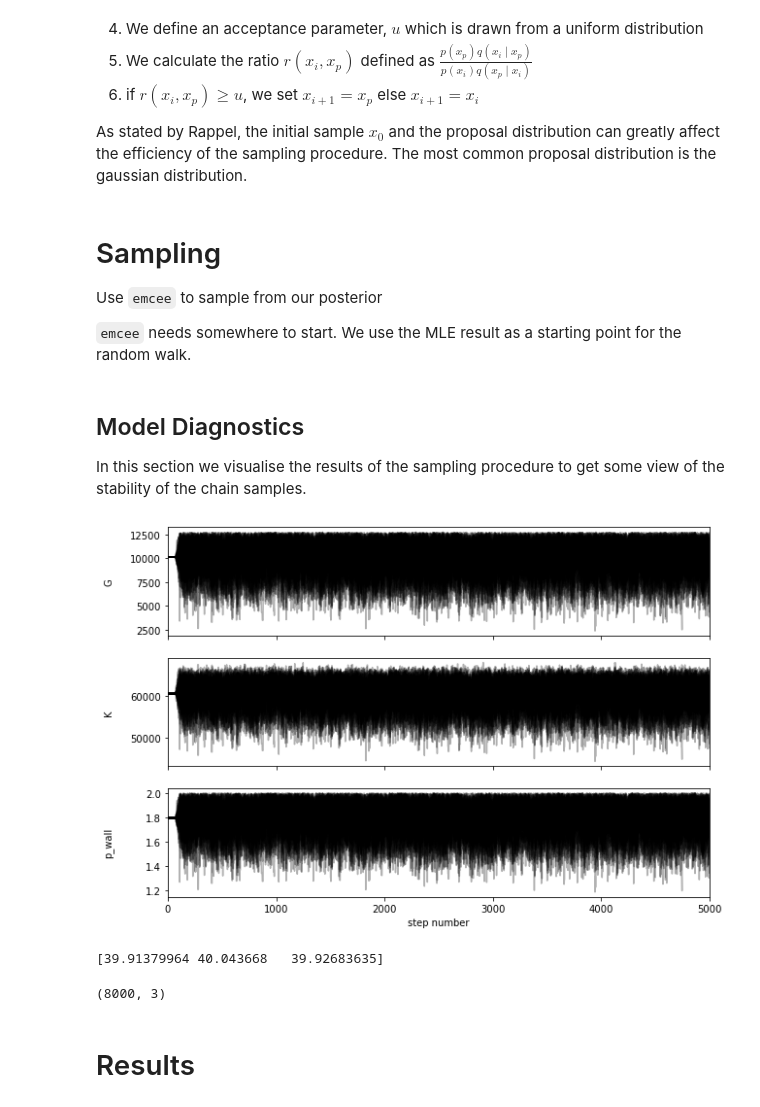
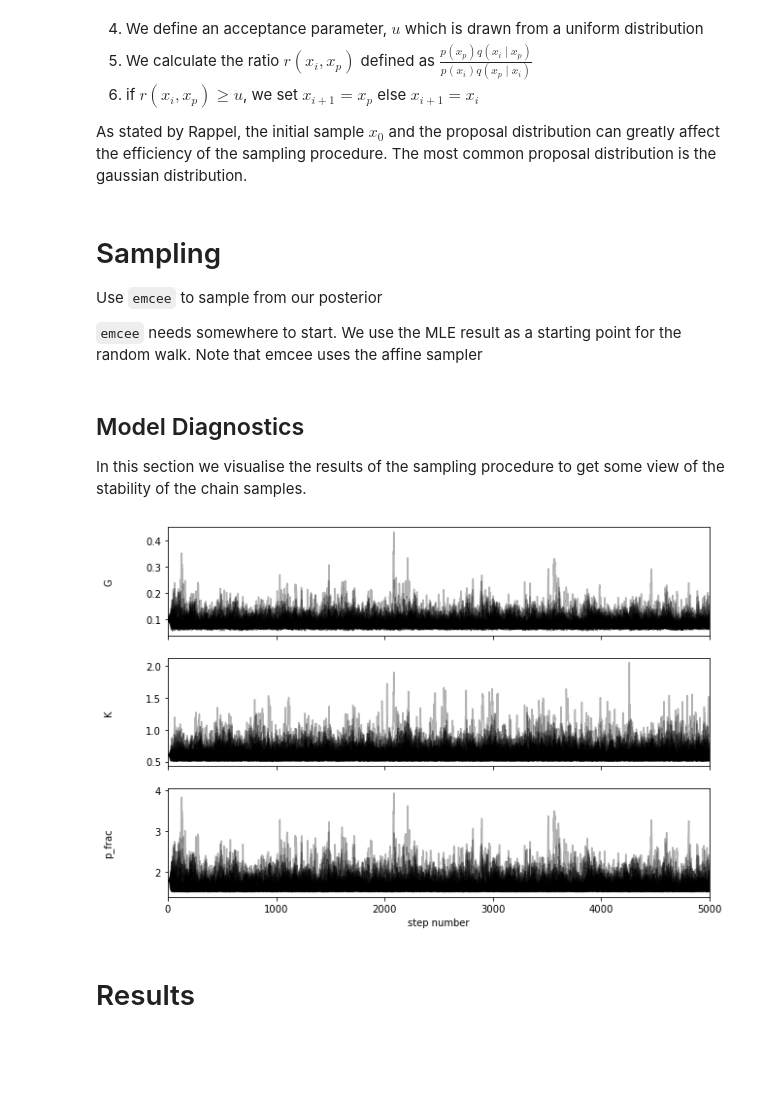
Before and after one commit to bearylogical/bayesian_mm, a Jupyter notebook: notebooks/emcee_strain_predict.ipynb, the cells around one changed output. Drawn from its saved outputs; the diff is of its cells as text; code cells hidden in the pictures; blank space fills up the shorter version.

```diff
--- a/notebooks/emcee_strain_predict.ipynb
+++ b/notebooks/emcee_strain_predict.ipynb
@@ -292,16 +529,16 @@ TODO : Explain what is the maximum likelihood estimate
 # solve via MLE
 from scipy.optimize import minimize
 
-x = np.array((r_0, l_0, p_0)) + 0.1 + np.random.randn(3, N).T
+# x = np.array((n_r0, n_l0, p_0)) + 0.1 + np.random.randn(3, N).T
 np.random.seed(42)
 nll = lambda *args: -log_likelihood(*args)
-initial = np.array([true_G, true_K, true_p_factor]) + 0.1 * np.random.randn(3)
-soln = minimize(nll, initial, args=(x, y, cov))
+initial = np.array([true_G, true_K, true_p_factor]) + 1e-3 * np.random.randn(3)
+soln = minimize(nll, initial, args=(x, y_noise, cov))
 G_ml, K_ml, p_wall_ml = soln.x
 
 print("Maximum likelihood estimates:")
-print(f"G = {G_ml:.3f}")
-print(f"K = {K_ml:.3f}")
-print(f"p_wall = {p_wall_ml:.3f}")
+print(f"MLE G = {G_ml:.3f}, True G: {true_G:.3f}")
+print(f"MLE K = {K_ml:.3f}, True K: {true_K:.3f}")
+print(f"MLE p_wall_frac = {p_wall_ml:.3f}, True p_wall_frac = {true_p_factor:.3f}")
 # %% [output]
 Maximum likelihood estimates:
@@ -319,0 +563,13 @@ We see that the MLE value lies right in the middle of our points
+# %%
+fig = plt.figure(figsize=(10, 8))
+ax = plt.axes(projection='3d')
+G, K = parameter_space[:,0], parameter_space[:,1]
+ax.plot_trisurf(G, K, likelihoods, cmap=plt.cm.gist_heat_r, alpha=0.4)
+
+ax.plot([G_ml,G_ml], [K_ml, K_ml], [likelihoods.min(), likelihoods.max()], c='r', label='MLE')
+ax.plot([true_G,true_G], [true_K, true_K], [likelihoods.min(), likelihoods.max()], c='black', label='Ground Truth')
+ax.set_xlabel('G')
+ax.set_ylabel('K')
+ax.set_zlabel('$L(G, K, p_{\mathrm{wall}=1.7})$');
+ax.legend()
+plt.show()
@@ -327,7 +585,7 @@ $$ P(G, K \mid r_0, l_0, r_1, l_1, p) \propto P(r_1, l_1, G, K, p_{\mathrm{wall}
 Because we are taking the log of the posterior, we can formulate the posterior as a sum of the (log) prior and the (log) likelihood.
 # %%
 def log_probability(theta, x, y, cov):
-    lp = log_prior(theta)
+    lp = log_prior_lognorm(theta)
     if not np.isfinite(lp):
         return -np.inf
     return lp + log_likelihood(theta, x, y, cov)
@@ -353,4 +607,4 @@ As stated by Rappel, the initial sample $x_0$ and the proposal distribution can
 # Sampling
 Use `emcee` to sample from our posterior
 
-`emcee` needs somewhere to start. We use the MLE result as a starting point for the random walk.
+`emcee` needs somewhere to start. We use the MLE result as a starting point for the random walk. Note that emcee uses the affine sampler
@@ -357,9 +613,9 @@ Use `emcee` to sample from our posterior
 # %%
-pos = soln.x + 1e-4 * np.random .randn(50, 3)
+pos = soln.x + 1e-4 * np.random.randn(50, 3) # initialise our walker starting positions as a gaussian ball.
 nwalkers, ndim = pos.shape
 
 sampler = emcee.EnsembleSampler(
-    nwalkers, ndim, log_probability, args=(x, y, cov))
+    nwalkers, ndim, log_probability, args=(x_experiments, y_experiments, cov))
 sampler.run_mcmc(pos, 5000, progress=True);
 # %% [markdown]
 ## Model Diagnostics
@@ -370,19 +626,14 @@ import matplotlib.pyplot as plt
 # %%
 fig, axes = plt.subplots(3, figsize=(10, 7), sharex=True)
 samples = sampler.get_chain()
-labels = ["G", "K", "p_wall"]
+labels = ["G", "K", "p_frac"]
 for i in range(ndim):
     ax = axes[i]
     ax.plot(samples[:, :, i], "k", alpha=0.3)
     ax.set_xlim(0, len(samples))
     ax.set_ylabel(labels[i])
     ax.yaxis.set_label_coords(-0.1, 0.5)
 
 axes[-1].set_xlabel("step number");
 # %% [output]
-[figure, old version]
+[figure, new version]
-# %%
-tau = sampler.get_autocorr_time()
-print(tau)
-# %% [output]
-[39.91379964 40.043668   39.92683635]
@@ -389,8 +644,6 @@ print(tau)
 # %%
-flat_samples = sampler.get_chain(discard=1000, thin=25, flat=True)
-print(flat_samples.shape)
+# flat_samples = sampler.get_chain(discard=100, thin=25, flat=True)
+# print(flat_samples.shape)
-# %% [output]
-(8000, 3)
 # %% [markdown]
 # Results
 # %%
```
Also changed, not shown: parts of 67 cells of this notebook, 3 other files.
